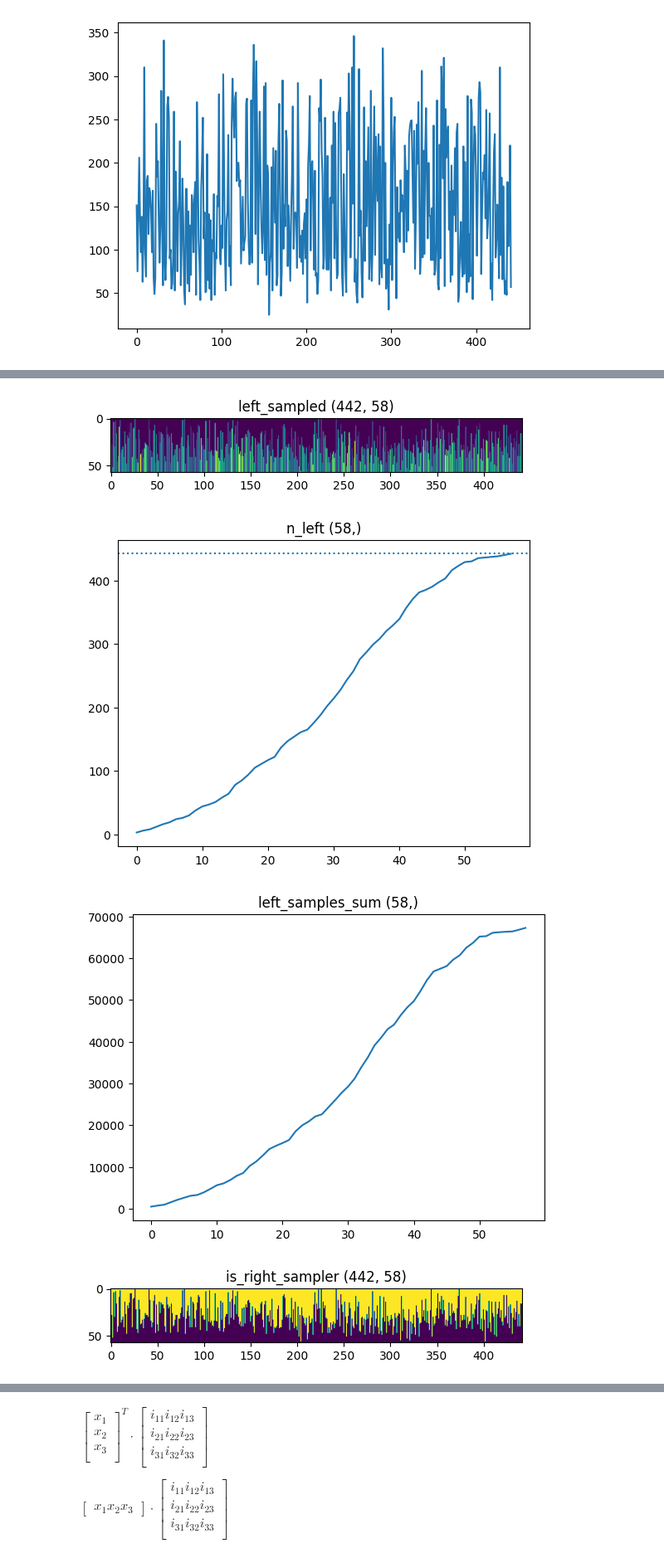
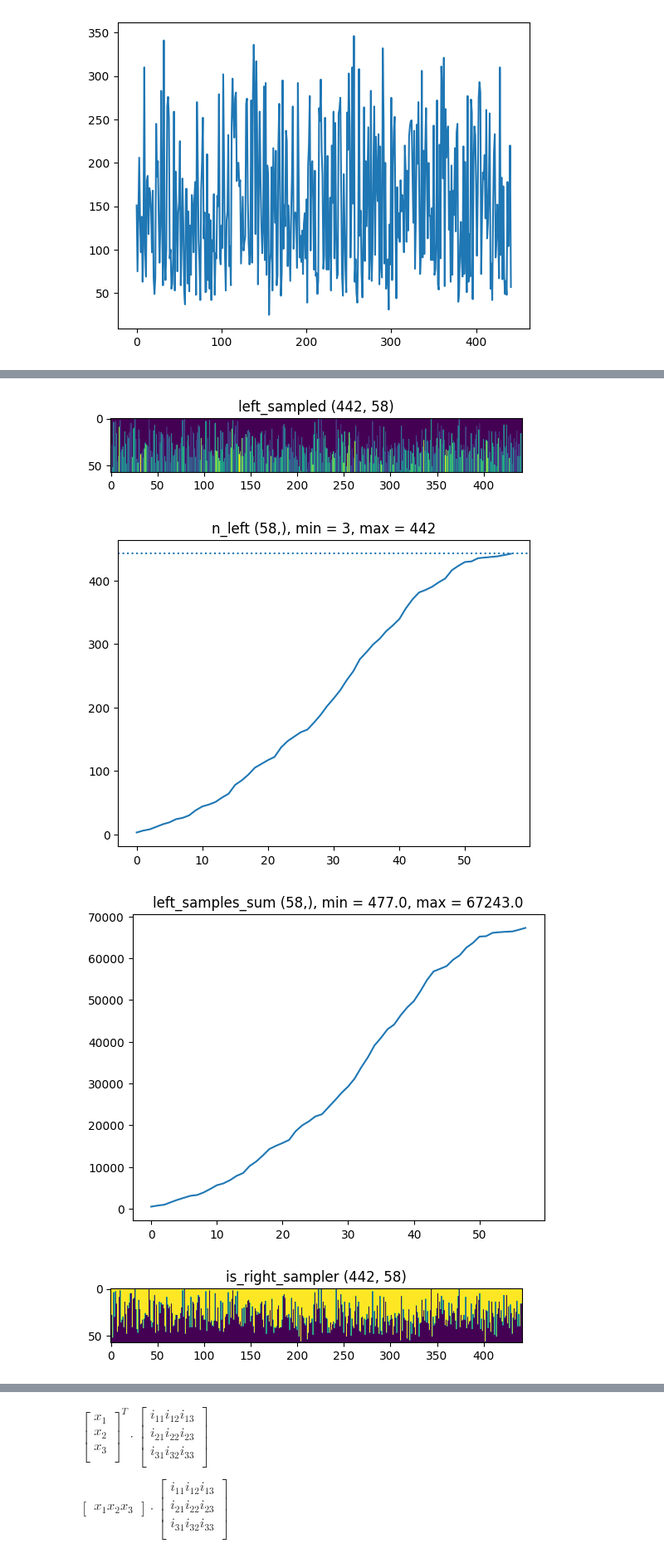
Before and after one commit to jumzzz/prob-ml, a Jupyter notebook: ch18/decision_trees/implementation/01-impl-split-sampler.ipynb, the cells around one changed output, grey strips where cells are left out. Shown at 83% size. Drawn from its saved outputs; the diff is of its cells as text; code cells hidden in the pictures.

```diff
--- a/ch18/decision_trees/implementation/01-impl-split-sampler.ipynb
+++ b/ch18/decision_trees/implementation/01-impl-split-sampler.ipynb
@@ -34,6 +59,9 @@ n_samples_right = np.sum(is_right_sampler, axis=0)
 left_samples_sum = np.sum(left_sampled, axis=0)
 right_samples_sum = np.sum(right_sampled, axis=0)
 
+left_samples_mean = np.where(n_samples_left == 0, 0, left_samples_sum / n_samples_left)
+right_samples_mean = np.where(n_samples_right == 0, 0, right_samples_sum / n_samples_right)
+
 # Plot for left
 plt.imshow(is_left_sampler.T)
 plt.title(f'is_left_sampler {is_left_sampler.shape}')
@@ -41,37 +69,37 @@ plt.show()
 
 plt.imshow(left_sampled.T)
 plt.title(f'left_sampled {left_sampled.shape}')
 plt.show()
 
 plt.plot(np.arange(n_samples_left.shape[0]), n_samples_left)
 plt.axhline(np.max(n_samples_left), linestyle='dotted')
-plt.title(f'n_left {n_samples_left.shape}')
+plt.title(f'n_left {n_samples_left.shape}, min = {np.min(n_samples_left)}, max = {np.max(n_samples_left)}')
 plt.show()
 
 plt.plot(np.arange(left_samples_sum.shape[0]), left_samples_sum)
-plt.title(f'left_samples_sum {left_samples_sum.shape}')
+plt.title(f'left_samples_sum {left_samples_sum.shape}, min = {np.min(left_samples_sum)}, max = {np.max(left_samples_sum)}')
 plt.show()
 
 # Plot for right
 plt.imshow(is_right_sampler.T)
 plt.title(f'is_right_sampler {is_right_sampler.shape}')
 plt.show()
 plt.imshow(right_sampled.T)
 plt.title(f'right_sampled {right_sampled.shape}')
 plt.show()
 plt.plot(np.arange(n_samples_right.shape[0]), n_samples_right)
 plt.axhline(np.max(n_samples_right), linestyle='dotted')
 plt.title(f'n_samples_right {n_samples_right.shape}, min = {np.min(n_samples_right)}, max = {np.max(n_samples_right)}')
 plt.show()
 
 plt.plot(np.arange(right_samples_sum.shape[0]), right_samples_sum)
 plt.title(f'right_samples_sum {right_samples_sum.shape}, min = {np.min(right_samples_sum)}, max = {np.max(right_samples_sum)}')
 plt.show()
 # %% [output]
 [figure]
 [figure]
-[figure, old version]
+[figure, new version]
-[figure, old version]
+[figure, new version]
 [figure]
 [figure]
 [figure]
```
Also changed, not shown: parts of 1 cell of this notebook.
